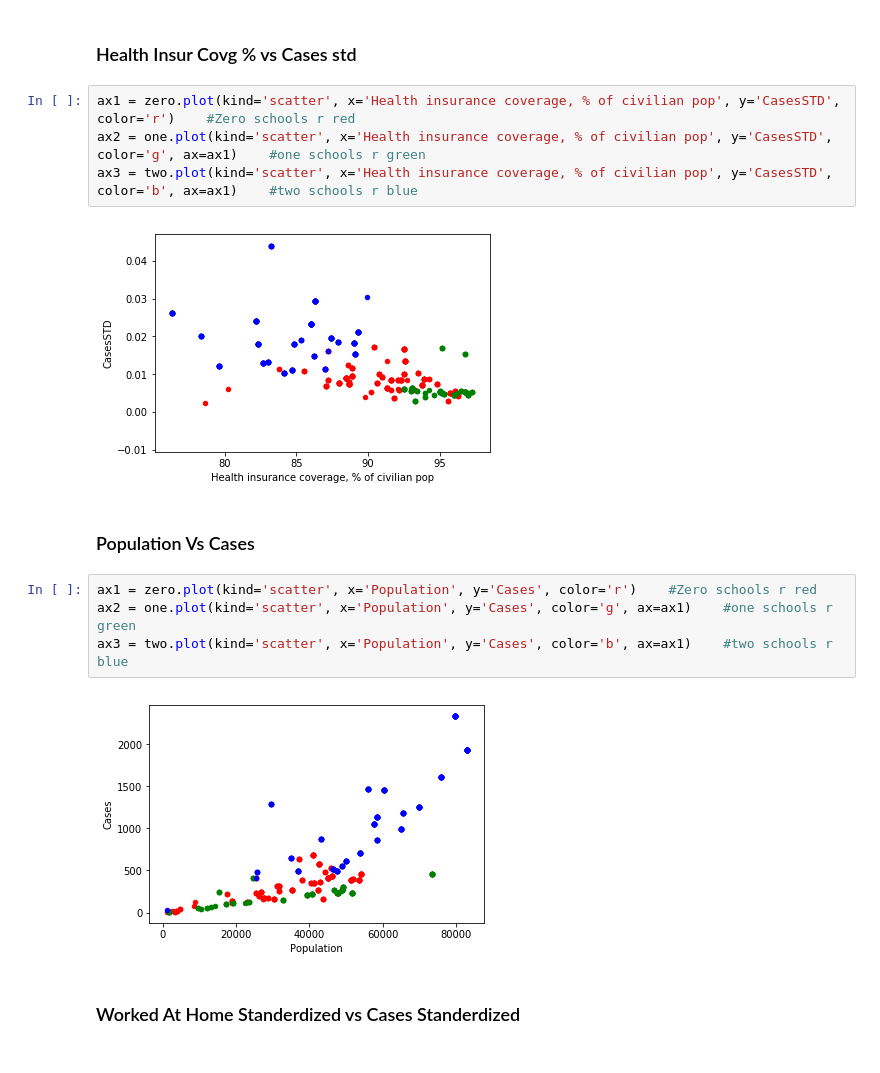
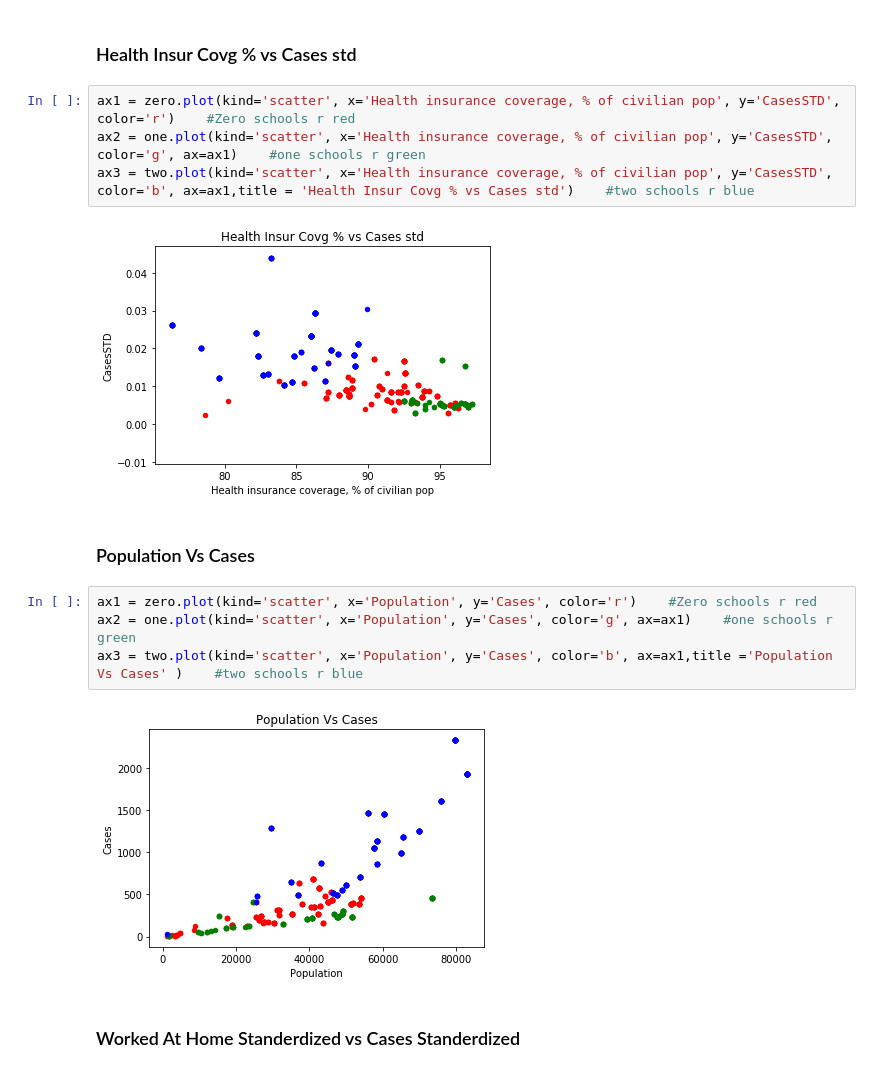
Before and after one commit to renaldyh27/COVID-Cool-for-School, a Jupyter notebook: Everything Cleaned.ipynb, the cells around one changed output. Saved outputs shown, nothing was run; the diff lists cells and outputs as text.

```diff
--- a/Everything Cleaned.ipynb
+++ b/Everything Cleaned.ipynb
@@ -535,17 +535,17 @@ ax3 = two.plot(kind='scatter', x='Households with income $35,000-99,999', y='Pop
 # %%
 ax1 = zero.plot(kind='scatter', x='Health insurance coverage, % of civilian pop', y='CasesSTD', color='r')    #Zero schools r red
 ax2 = one.plot(kind='scatter', x='Health insurance coverage, % of civilian pop', y='CasesSTD', color='g', ax=ax1)    #one schools r green
-ax3 = two.plot(kind='scatter', x='Health insurance coverage, % of civilian pop', y='CasesSTD', color='b', ax=ax1)    #two schools r blue
+ax3 = two.plot(kind='scatter', x='Health insurance coverage, % of civilian pop', y='CasesSTD', color='b', ax=ax1,title = 'Health Insur Covg % vs Cases std')    #two schools r blue
 # %% [output]
-[figure, old version]
+[figure, new version]
 # %% [markdown]
 ### Population Vs Cases
 # %%
 ax1 = zero.plot(kind='scatter', x='Population', y='Cases', color='r')    #Zero schools r red
 ax2 = one.plot(kind='scatter', x='Population', y='Cases', color='g', ax=ax1)    #one schools r green
-ax3 = two.plot(kind='scatter', x='Population', y='Cases', color='b', ax=ax1)    #two schools r blue
+ax3 = two.plot(kind='scatter', x='Population', y='Cases', color='b', ax=ax1,title ='Population Vs Cases' )    #two schools r blue
 # %% [output]
-[figure, old version]
+[figure, new version]
 # %% [markdown]
 ### Worked At Home Standerdized vs Cases Standerdized
 # %%
```
Also changed, not shown: parts of 6 cells of this notebook.
